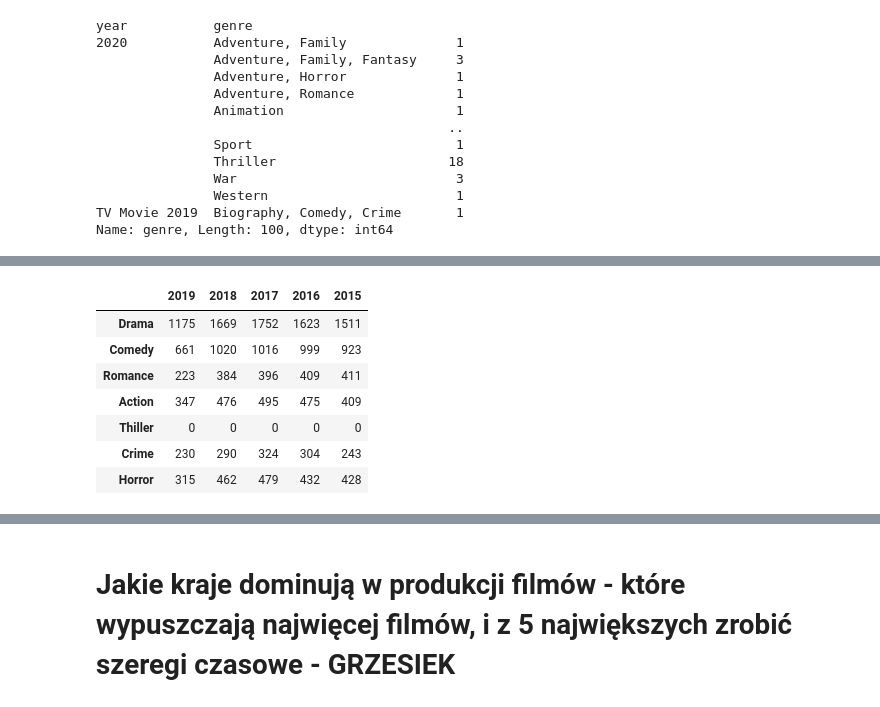
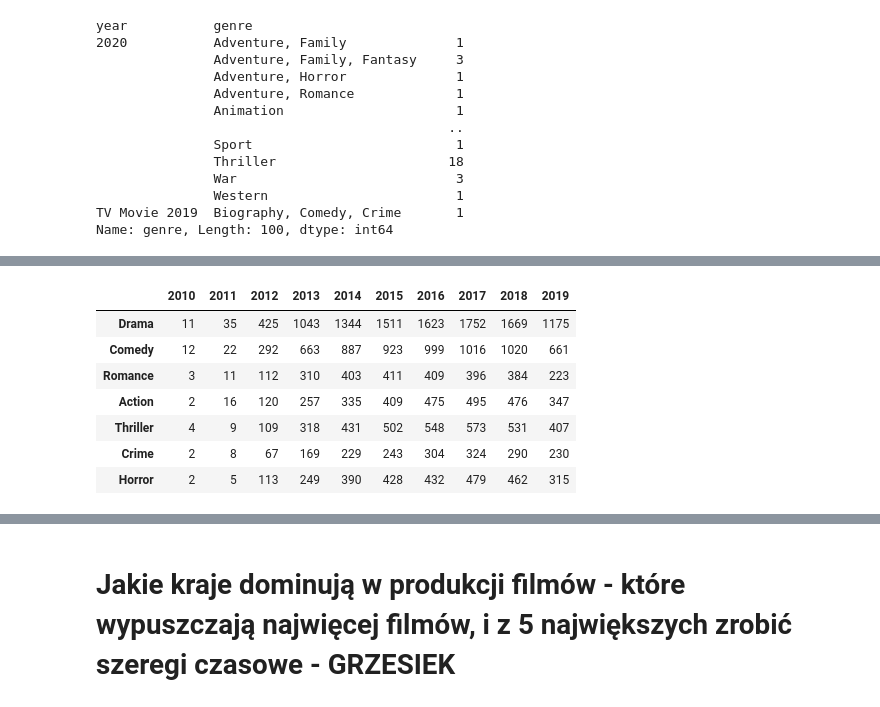
Before and after one commit to KatBotkowska/CodersCrew, a Jupyter notebook: Netflix_data.ipynb, the cells around one changed output, grey strips where cells are left out. Cells and saved outputs as stored; diff of their text form; code cells hidden in the pictures.

```diff
--- a/Netflix_data.ipynb
+++ b/Netflix_data.ipynb
@@ -545,29 +545,28 @@ genres_count_all_2019.rename(columns={'index':'genres', 0:'occurences'}, inplace
 
 genres_count_all_2019.sort_values(by='occurences', ascending=False)
 # %%
-#Genres by years - funkcja dla wszystkich??
-from collections import Counter
-genres_table_years=pd.DataFrame(columns=['years', 'genres','genres_occurences'])
+#Genres by years
+
 table={}
-years = ['2019', '2018', '2017', '2016', '2015']
-genres = ['Drama', 'Comedy', 'Romance', 'Action', 'Thiller','Crime', 'Horror']
+years = ['2010', '2011', '2012','2013','2014','2015','2016', '2017','2018','2019']
+genres = ['Drama', 'Comedy', 'Romance', 'Action', 'Thriller','Crime', 'Horror']
 
 for year in years:
 
     genres_in_year = genres_split_by_years[genres_split_by_years['year']==year]['new_genre']
     genres_in_year=[item.strip() for sublist in genres_in_year for item in sublist]
     table[year]={}
-    for genre in genres:
+    for genre in genres: ##genres_all nie działa???
         table[year][genre]=genres_in_year.count(genre)
 
 genres_in_years = pd.DataFrame(table)
 genres_in_years
 # %% [output]
-|  | 2019 | 2018 | 2017 | 2016 | 2015 |
-| Drama | 1175 | 1669 | 1752 | 1623 | 1511 |
-| Comedy | 661 | 1020 | 1016 | 999 | 923 |
-| Romance | 223 | 384 | 396 | 409 | 411 |
-| Action | 347 | 476 | 495 | 475 | 409 |
-| Thiller | 0 | 0 | 0 | 0 | 0 |
-| Crime | 230 | 290 | 324 | 304 | 243 |
-| Horror | 315 | 462 | 479 | 432 | 428 |
+|  | 2010 | 2011 | 2012 | 2013 | 2014 | 2015 | 2016 | 2017 | 2018 | 2019 |
+| Drama | 11 | 35 | 425 | 1043 | 1344 | 1511 | 1623 | 1752 | 1669 | 1175 |
+| Comedy | 12 | 22 | 292 | 663 | 887 | 923 | 999 | 1016 | 1020 | 661 |
+| Romance | 3 | 11 | 112 | 310 | 403 | 411 | 409 | 396 | 384 | 223 |
+| Action | 2 | 16 | 120 | 257 | 335 | 409 | 475 | 495 | 476 | 347 |
+| Thriller | 4 | 9 | 109 | 318 | 431 | 502 | 548 | 573 | 531 | 407 |
+| Crime | 2 | 8 | 67 | 169 | 229 | 243 | 304 | 324 | 290 | 230 |
+| Horror | 2 | 5 | 113 | 249 | 390 | 428 | 432 | 479 | 462 | 315 |
```
Also changed, not shown: parts of 5 cells of this notebook.
